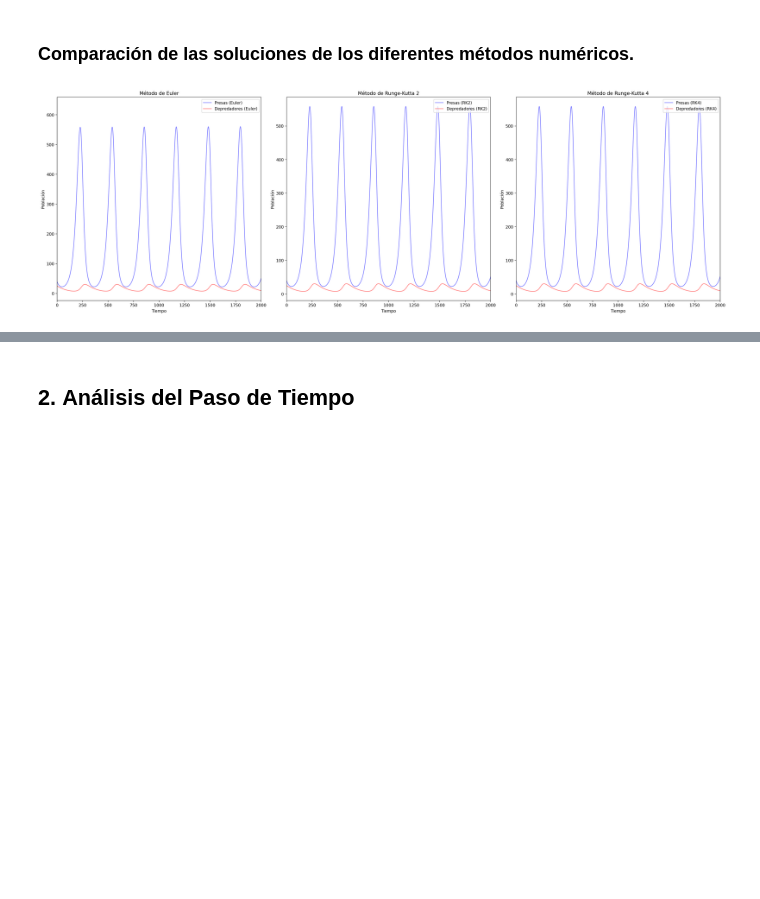
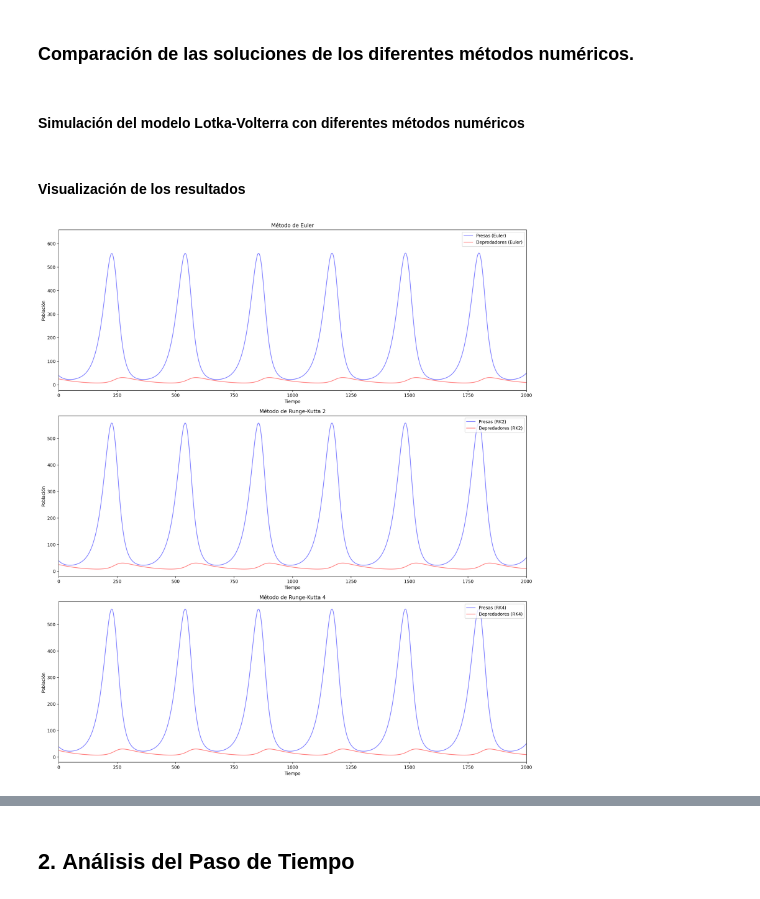
Before and after one commit to Ferzamora053/Tareas-FisComp, a Jupyter notebook: Tarea1_FZ.ipynb, the cells around one changed output, grey strips where cells are left out. Cells and saved outputs as stored; diff of their text form; code cells hidden in the pictures; blank space fills up the shorter version.

```diff
--- a/Tarea1_FZ.ipynb
+++ b/Tarea1_FZ.ipynb
@@ -145,6 +145,8 @@ def rk4_step(f: Callable, t: float, y: list[float], dt: float, params: dict) ->
     return [y[i] + ((k1[i] + 2*k2[i] + 2*k3[i] + k4[i]) / 6) for i in range(len(y))]
 # %% [markdown]
 ### Comparación de las soluciones de los diferentes métodos numéricos.
+# %% [markdown]
+#### Simulación del modelo Lotka-Volterra con diferentes métodos numéricos
 # %%
 # Parámetros del modelo Lotka-Volterra. Fueron elegidos de forma arbitraria.
 params = {
@@ -195,37 +197,40 @@ for _ in range(steps):
 # Cálculo de las relaciones de equilibrio.
 R_e = params['m'] / (params['eps'] * params['b'])
 F_e = params['a'] / params['b']
+# %% [markdown]
+#### Visualización de los resultados
 # %%
-plt.figure(figsize=(24, 8))
-plt.subplot(1, 3, 1)
+plt.figure(figsize=(16, 18))
+
+plt.subplot(3, 1, 1)
 plt.plot(times_eu, prey_eu, label='Presas (Euler)', color='blue', alpha=0.5)
 plt.plot(times_eu, predators_eu, label='Depredadores (Euler)', color='red', alpha=0.5)
 plt.xlabel('Tiempo')
 plt.xlim(0, 2_000)
 plt.ylabel('Población')
 plt.legend(loc='upper right')
 plt.title('Método de Euler')
 
-plt.subplot(1, 3, 2)
+plt.subplot(3, 1, 2)
 plt.plot(times_rk2, prey_rk2, label='Presas (RK2)', color='blue', alpha=0.5)
 plt.plot(times_rk2, predators_rk2, label='Depredadores (RK2)', color='red', alpha=0.5)
 plt.xlabel('Tiempo')
 plt.xlim(0, 2_000)
 plt.ylabel('Población')
 plt.legend(loc='upper right')
 plt.title('Método de Runge-Kutta 2')
 
-plt.subplot(1, 3, 3)
+plt.subplot(3, 1, 3)
 plt.plot(times_rk4, prey_rk4, label='Presas (RK4)', color='blue', alpha=0.5)
 plt.plot(times_rk4, predators_rk4, label='Depredadores (RK4)', color='red', alpha=0.5)
 plt.xlabel('Tiempo')
 plt.xlim(0, 2_000)
 plt.ylabel('Población')
 plt.legend(loc='upper right')
 plt.title('Método de Runge-Kutta 4')
 
 plt.tight_layout()
 plt.show();
 # %% [output]
-[figure, old version]
+[figure, new version]
 # %%
```
Also changed, not shown: parts of 3 cells of this notebook.
